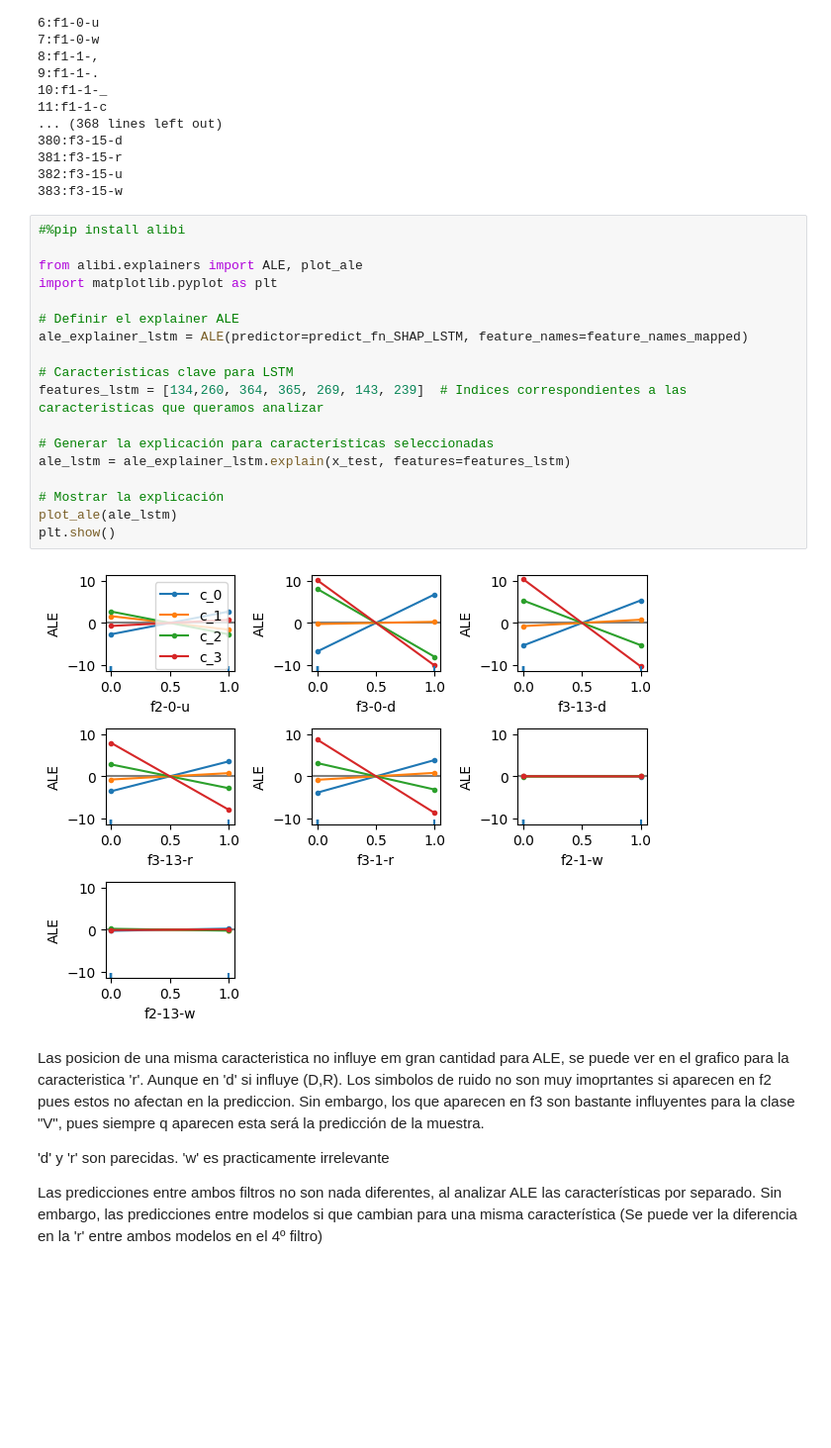
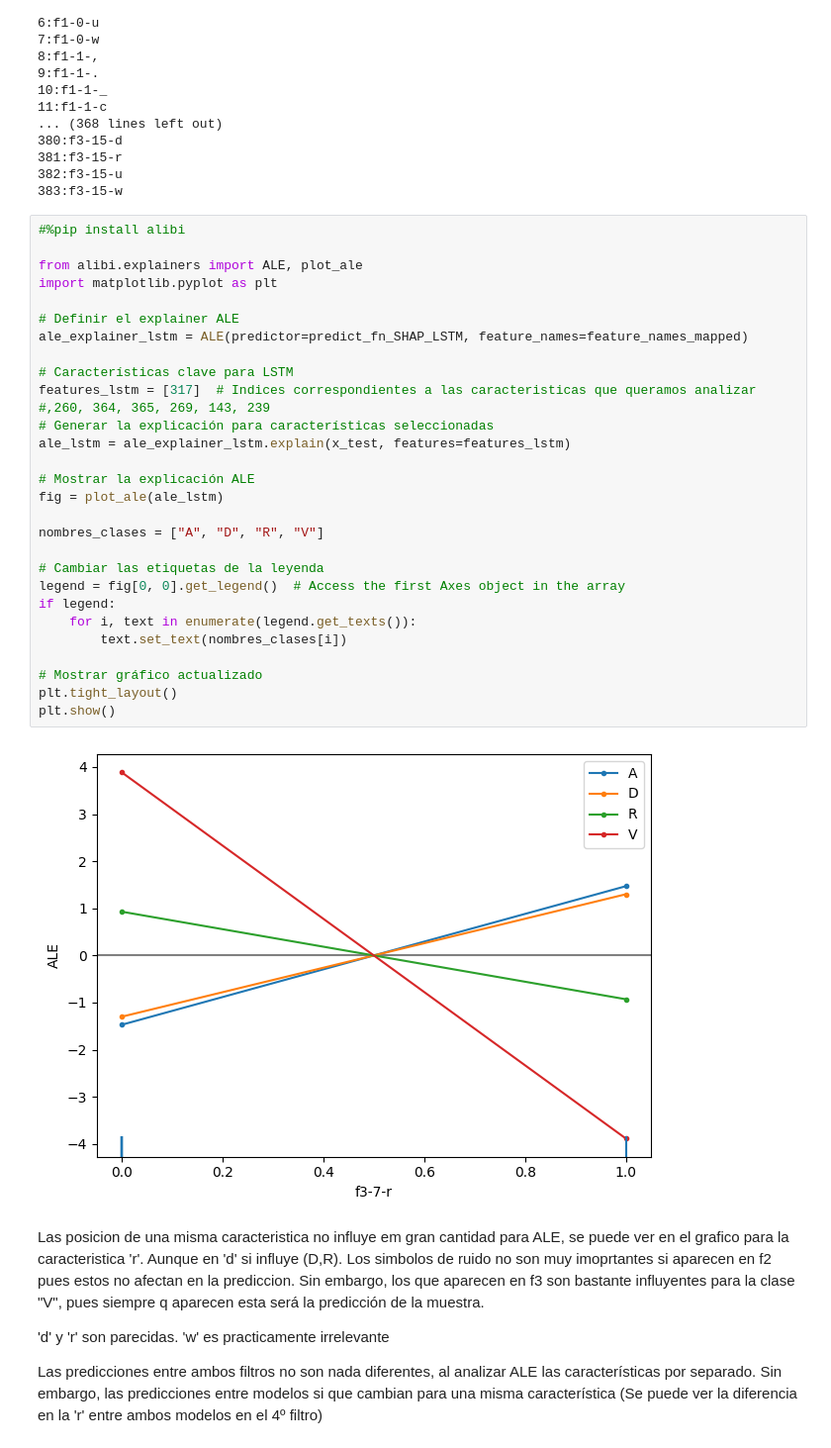
Before and after one commit to FranciscoMorenoB/TFG-XAI-CONCURRENCIA, a Jupyter notebook: Notebooks-Modificados/ALE.ipynb, the cells around one changed output. Shown: that part at 99% size. Saved outputs shown, nothing was run; the diff lists cells and outputs as text; blank space fills up the shorter version.

Commit message:
ALE con las clases bien codificadas

```diff
--- a/Notebooks-Modificados/ALE.ipynb
+++ b/Notebooks-Modificados/ALE.ipynb
@@ -94,23 +94,34 @@ for i in range(384):
 # %%
 #%pip install alibi
 
 from alibi.explainers import ALE, plot_ale
 import matplotlib.pyplot as plt
 
 # Definir el explainer ALE
 ale_explainer_lstm = ALE(predictor=predict_fn_SHAP_LSTM, feature_names=feature_names_mapped)
 
 # Características clave para LSTM
-features_lstm = [134,260, 364, 365, 269, 143, 239]  # Indices correspondientes a las caracteristicas que queramos analizar
-
+features_lstm = [317]  # Indices correspondientes a las caracteristicas que queramos analizar
+#,260, 364, 365, 269, 143, 239
 # Generar la explicación para características seleccionadas
 ale_lstm = ale_explainer_lstm.explain(x_test, features=features_lstm)
 
-# Mostrar la explicación
-plot_ale(ale_lstm)
+# Mostrar la explicación ALE
+fig = plot_ale(ale_lstm)
+
+nombres_clases = ["A", "D", "R", "V"]
+
+# Cambiar las etiquetas de la leyenda
+legend = fig[0, 0].get_legend()  # Access the first Axes object in the array
+if legend:
+    for i, text in enumerate(legend.get_texts()):
+        text.set_text(nombres_clases[i])
+
+# Mostrar gráfico actualizado
+plt.tight_layout()
 plt.show()
 # %% [output]
-[figure, old version]
+[figure, new version]
 # %% [markdown]
 Las posicion de una misma caracteristica no influye em gran cantidad para ALE, se puede ver en el grafico para la caracteristica 'r'. Aunque en 'd' si influye (D,R). Los simbolos de ruido no son muy imoprtantes si aparecen en f2 pues estos no afectan en la prediccion. Sin embargo, los que aparecen en f3 son bastante influyentes para la clase "V", pues siempre q aparecen esta será la predicción de la muestra.
 
```
Also changed, not shown: parts of 13 cells of this notebook.
